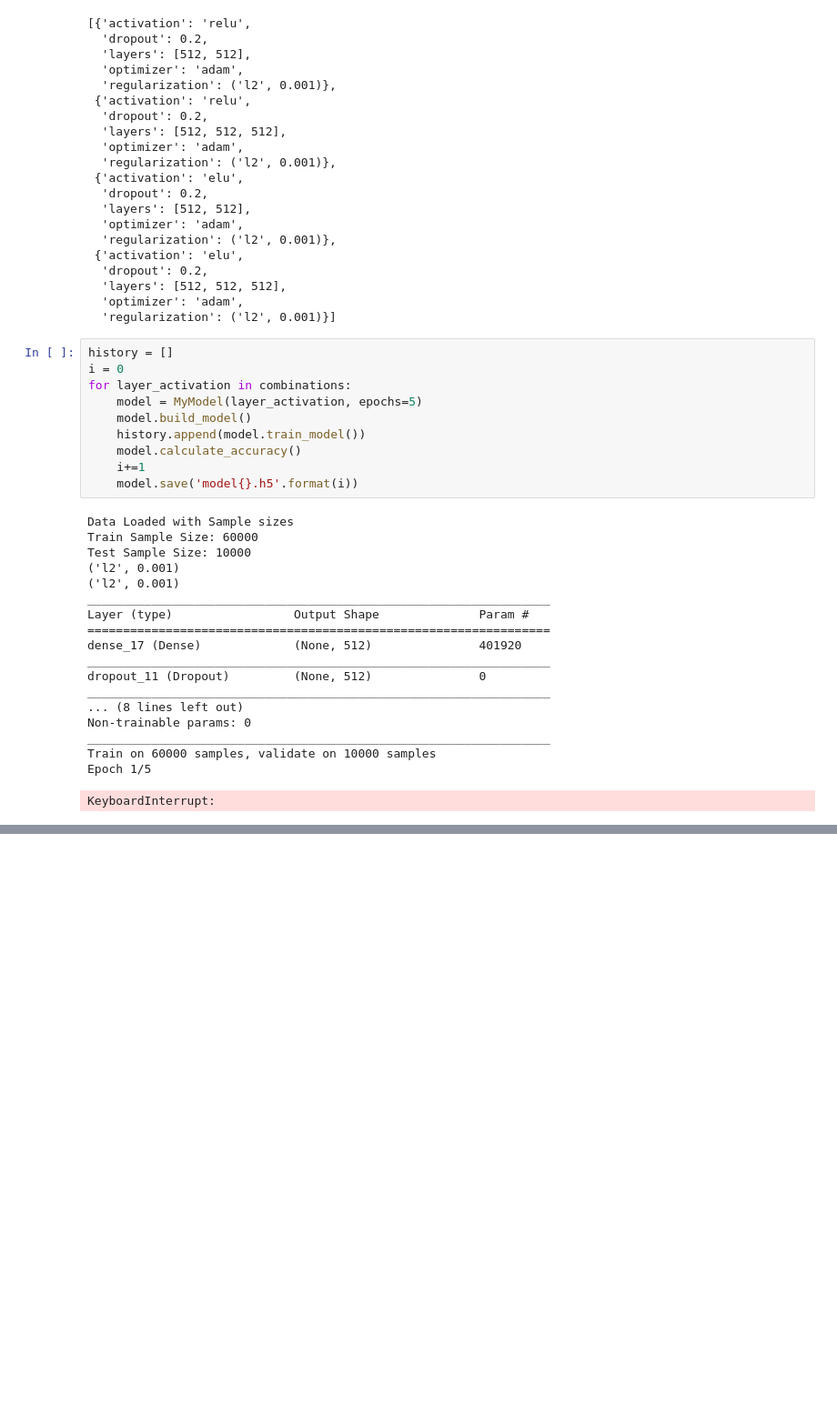
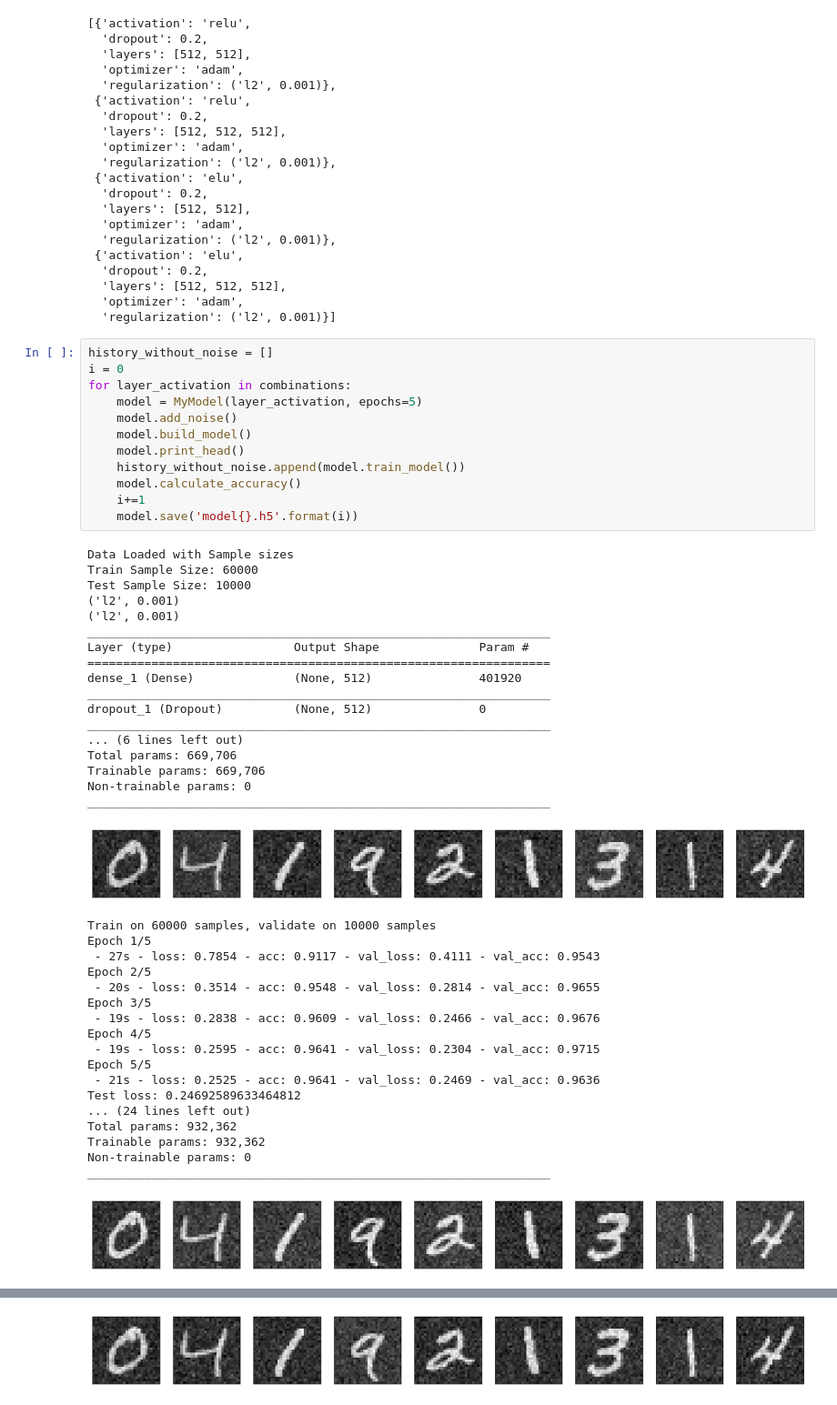
Before and after one commit to shivammehta007/Deep-Learning, a Jupyter notebook: Task 1 Setting Up Env.ipynb, the cells around one changed output, grey strips where cells are left out. Shown at 91% size. Saved outputs shown, nothing was run; the diff lists cells and outputs as text; blank space fills up the shorter version.

```diff
--- a/Task 1 Setting Up Env.ipynb
+++ b/Task 1 Setting Up Env.ipynb
@@ -142,31 +186,51 @@ combinations
   'optimizer': 'adam',
   'regularization': ('l2', 0.001)}]
 # %%
-history = []
+history_without_noise = []
 i = 0
 for layer_activation in combinations:
     model = MyModel(layer_activation, epochs=5)
+    model.add_noise()
     model.build_model()
-    history.append(model.train_model())
+    model.print_head()
+    history_without_noise.append(model.train_model())
     model.calculate_accuracy()
     i+=1
     model.save('model{}.h5'.format(i))
 # %% [output]
 Data Loaded with Sample sizes
 Train Sample Size: 60000
 Test Sample Size: 10000
 ('l2', 0.001)
 ('l2', 0.001)
 _________________________________________________________________
 Layer (type)                 Output Shape              Param #
 =================================================================
-dense_17 (Dense)             (None, 512)               401920
+dense_1 (Dense)              (None, 512)               401920
 _________________________________________________________________
-dropout_11 (Dropout)         (None, 512)               0
+dropout_1 (Dropout)          (None, 512)               0
 _________________________________________________________________
-... (8 lines left out)
+... (6 lines left out)
+Total params: 669,706
+Trainable params: 669,706
 Non-trainable params: 0
 _________________________________________________________________
-Train on 60000 samples, validate on 10000 samples
-Epoch 1/5
+[figure, added]
-KeyboardInterrupt:
+Train on 60000 samples, validate on 10000 samples
+Epoch 1/5
+ - 27s - loss: 0.7854 - acc: 0.9117 - val_loss: 0.4111 - val_acc: 0.9543
+Epoch 2/5
+ - 20s - loss: 0.3514 - acc: 0.9548 - val_loss: 0.2814 - val_acc: 0.9655
+Epoch 3/5
+ - 19s - loss: 0.2838 - acc: 0.9609 - val_loss: 0.2466 - val_acc: 0.9676
+Epoch 4/5
+ - 19s - loss: 0.2595 - acc: 0.9641 - val_loss: 0.2304 - val_acc: 0.9715
+Epoch 5/5
+ - 21s - loss: 0.2525 - acc: 0.9641 - val_loss: 0.2469 - val_acc: 0.9636
+Test loss: 0.24692589633464812
+... (24 lines left out)
+Total params: 932,362
+Trainable params: 932,362
+Non-trainable params: 0
+_________________________________________________________________
+[figure, added]
@@ -172,0 +254 @@ KeyboardInterrupt:
+[figure, added]
```
Also changed, not shown: parts of 8 cells of this notebook.
